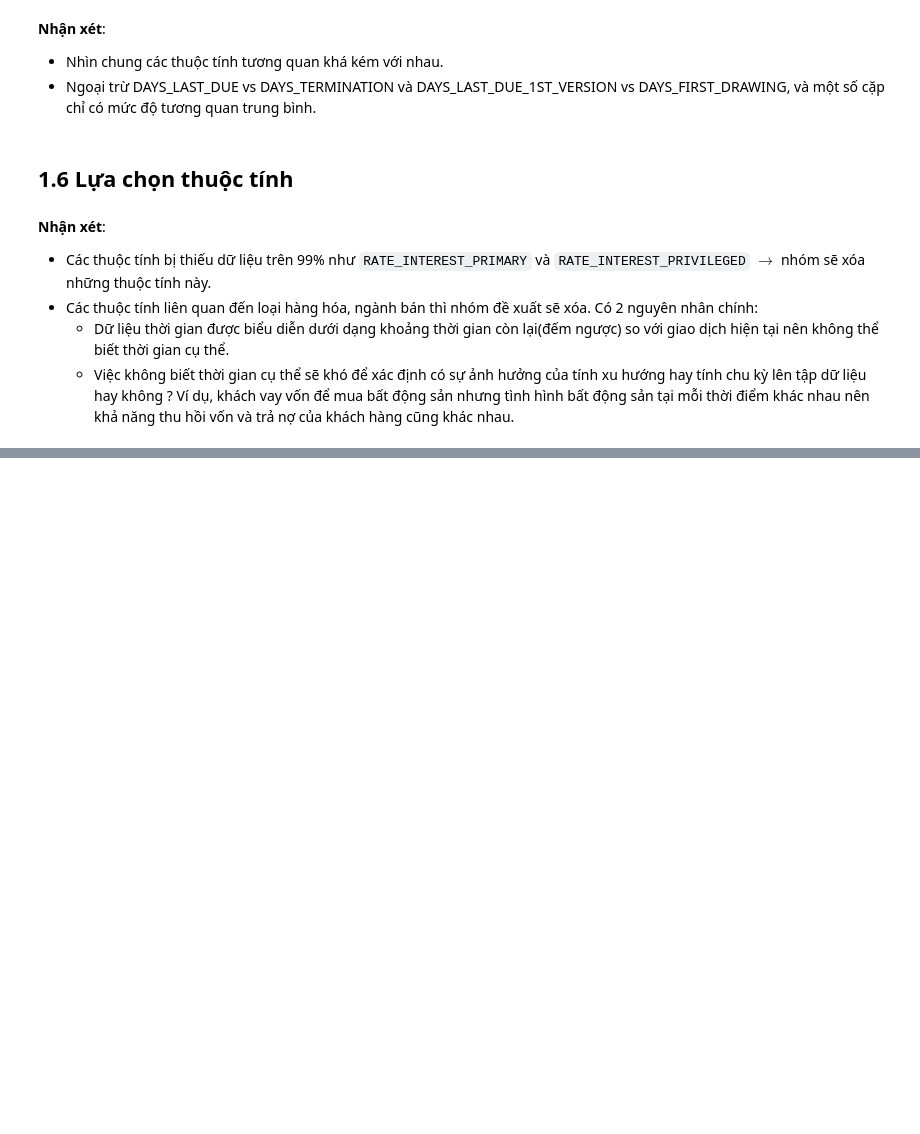
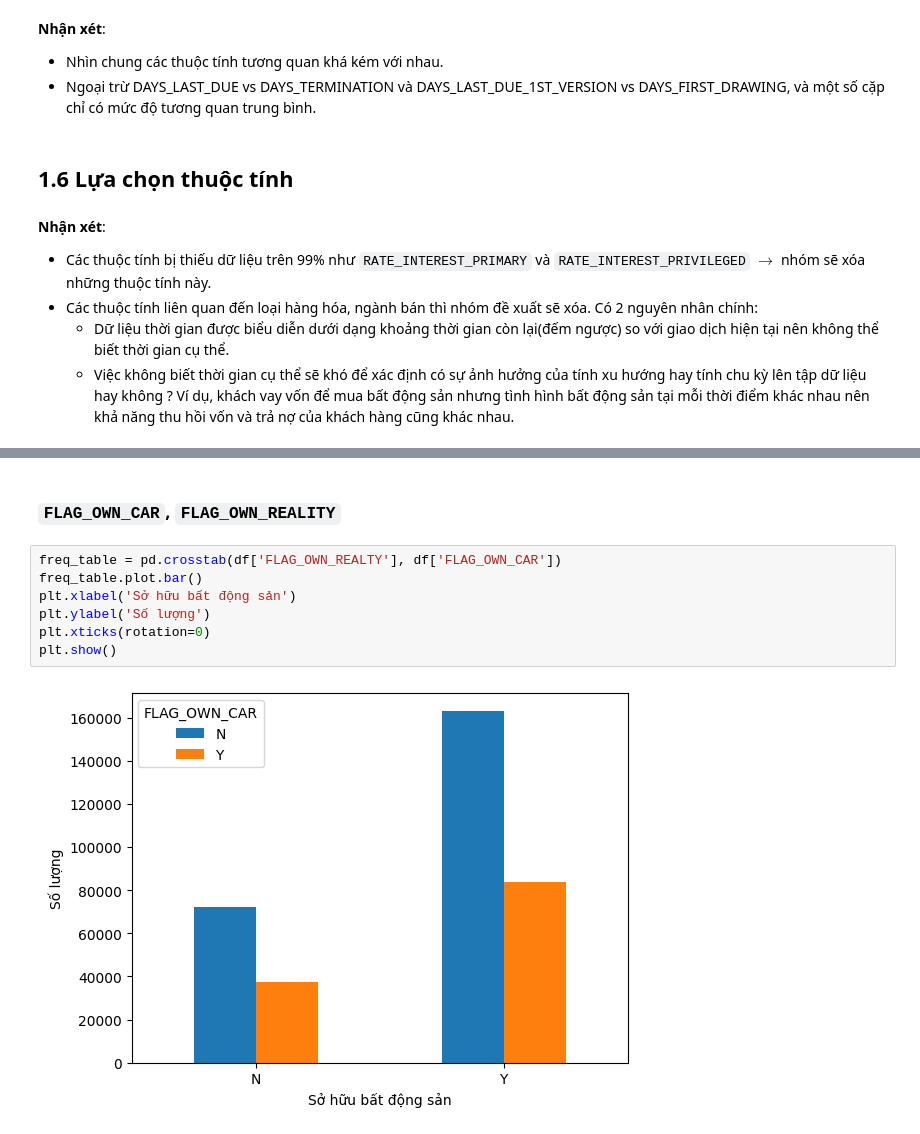
Before and after one commit to ShinNgao12/KHDL-UD, a Jupyter notebook: seminar/Final Project.ipynb, the cells around one changed output, grey strips where cells are left out. Drawn from its saved outputs; the diff is of its cells as text; blank space fills up the shorter version.

```diff
--- a/seminar/Final Project.ipynb
+++ b/seminar/Final Project.ipynb
@@ -615,0 +773,11 @@ plt.show()
+# %% [markdown]
+### `FLAG_OWN_CAR`, `FLAG_OWN_REALITY`
+# %%
+freq_table = pd.crosstab(df['FLAG_OWN_REALTY'], df['FLAG_OWN_CAR'])
+freq_table.plot.bar()
+plt.xlabel('Sở hữu bất động sản')
+plt.ylabel('Số lượng')
+plt.xticks(rotation=0)
+plt.show()
+# %% [output]
+[figure, added]
```
Also changed, not shown: parts of 47 cells of this notebook.
